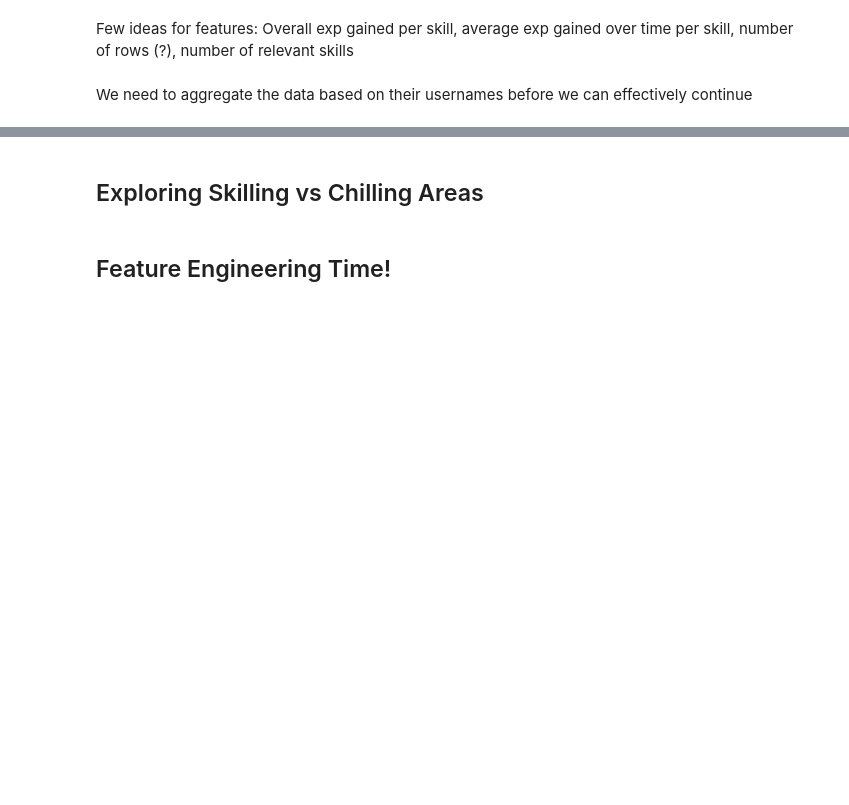
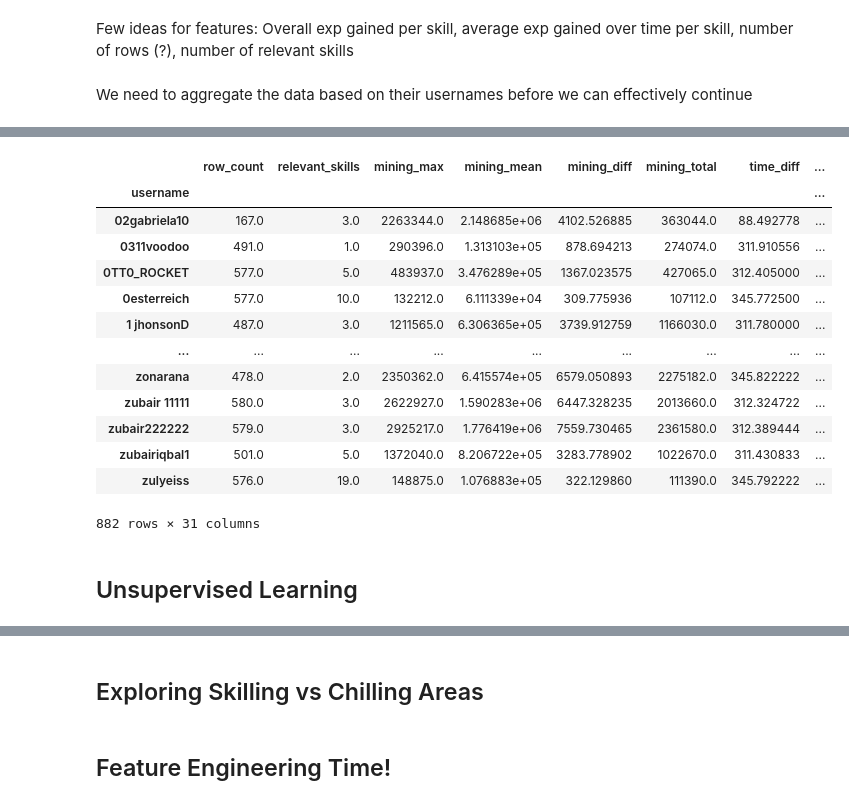
Before and after one commit to chriskok/BotClassification-OSRS, a Jupyter notebook: Classification-June2020.ipynb, the cells around one changed output, grey strips where cells are left out. Saved outputs shown, nothing was run; the diff lists cells and outputs as text; code cells hidden in the pictures; blank space fills up the shorter version.

```diff
--- a/Classification-June2020.ipynb
+++ b/Classification-June2020.ipynb
@@ -204,20 +250,30 @@ eng_df = hiscore_df.fillna(method='ffill').astype({'mining': 'float64'})
 # %%
-other_columns = ['hitpoints','clue_scrolls_beginner', 'fishing', 'attack', 'magic', 'herblore',\
-       'prayer', 'ranged', 'smithing', 'thieving', 'defence', 'overall',\
-       'crafting', 'cooking', 'slayer', 'firemaking', 'runecraft', 'fletching',\
-       'hunter', 'strength', 'construction', 'agility', 'farming', 'woodcutting']
-
+# where x is a smaller dataframe that only holds the rows of the current user, I THINK
 def f(x):
     d = {}
+    datetime_diff = x['datetime'].max() - x['datetime'].min()
+    d['time_diff'] = (x['datetime'].max() - x['datetime'].min()).total_seconds()/3600
+
     d['mining_max'] = x['mining'].max()
     d['mining_mean'] = x['mining'].mean()
-    d['mining_diff'] = x['mining'].max() - x['mining'].min()
+    # needs to be difference divided by time to get (exp/hour)
+    d['mining_total'] = x['mining'].max() - x['mining'].min()
+    d['mining_diff'] = (x['mining'].max() - x['mining'].min())/(datetime_diff.total_seconds()/3600)
     for col in other_columns:
-        d[col + '_mean'] = x[col].mean()
-        d[col + '_diff'] = x[col].max() - x[col].min()
+        # d[col + '_mean'] = x[col].mean()
+        d[col + '_diff'] = (x[col].max() - x[col].min())/(datetime_diff.total_seconds()/3600)
 
-    return_cols = ['mining_max', 'mining_mean', 'mining_diff']
-    return_cols.extend([xi + '_mean' for xi in other_columns])
+    # count skills where the difference over time is above 0 - so what this user is training
+    relevant_count = 0
+    for col in all_skills:
+        if (x[col].max() - x[col].min() > 0):
+            relevant_count += 1
+    d['relevant_skills'] = relevant_count
+
+    d['row_count'] = x['mining'].count()
+
+    return_cols = ['row_count', 'relevant_skills', 'mining_max', 'mining_mean', 'mining_diff', 'mining_total', 'time_diff']
+    # return_cols.extend([xi + '_mean' for xi in other_columns])
     return_cols.extend([xi + '_diff' for xi in other_columns])
 
     return pd.Series(d, index=return_cols)
@@ -236,0 +287,20 @@ agg_df.head()
+# %%
+agg_df = agg_df.dropna()
+agg_df.loc[agg_df['mining_diff'] > 0]
+# %% [output]
+|  | row_count | relevant_skills | mining_max | mining_mean | mining_diff | mining_total | time_diff | ... |
+| username |  |  |  |  |  |  |  | ... |
+| 02gabriela10 | 167.0 | 3.0 | 2263344.0 | 2.148685e+06 | 4102.526885 | 363044.0 | 88.492778 | ... |
+| 0311voodoo | 491.0 | 1.0 | 290396.0 | 1.313103e+05 | 878.694213 | 274074.0 | 311.910556 | ... |
+| 0TT0_ROCKET | 577.0 | 5.0 | 483937.0 | 3.476289e+05 | 1367.023575 | 427065.0 | 312.405000 | ... |
+| 0esterreich | 577.0 | 10.0 | 132212.0 | 6.111339e+04 | 309.775936 | 107112.0 | 345.772500 | ... |
+| 1 jhonsonD | 487.0 | 3.0 | 1211565.0 | 6.306365e+05 | 3739.912759 | 1166030.0 | 311.780000 | ... |
+| ... | ... | ... | ... | ... | ... | ... | ... | ... |
+| zonarana | 478.0 | 2.0 | 2350362.0 | 6.415574e+05 | 6579.050893 | 2275182.0 | 345.822222 | ... |
+| zubair 11111 | 580.0 | 3.0 | 2622927.0 | 1.590283e+06 | 6447.328235 | 2013660.0 | 312.324722 | ... |
+| zubair222222 | 579.0 | 3.0 | 2925217.0 | 1.776419e+06 | 7559.730465 | 2361580.0 | 312.389444 | ... |
+| zubairiqbal1 | 501.0 | 5.0 | 1372040.0 | 8.206722e+05 | 3283.778902 | 1022670.0 | 311.430833 | ... |
+| zulyeiss | 576.0 | 19.0 | 148875.0 | 1.076883e+05 | 322.129860 | 111390.0 | 345.792222 | ... |
+882 rows × 31 columns
+# %% [markdown]
+## Unsupervised Learning
```
Also changed, not shown: parts of 35 cells of this notebook.
